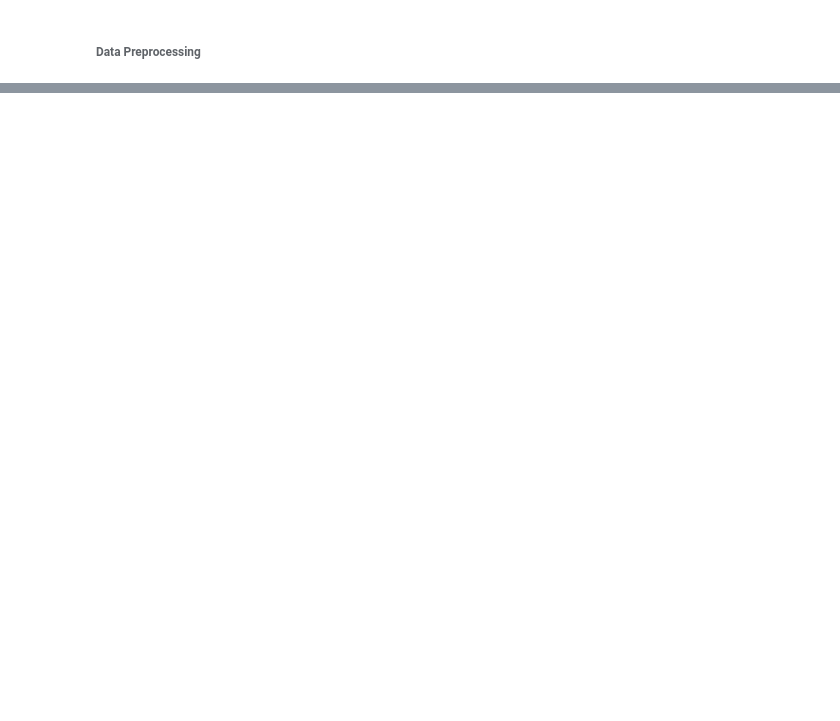
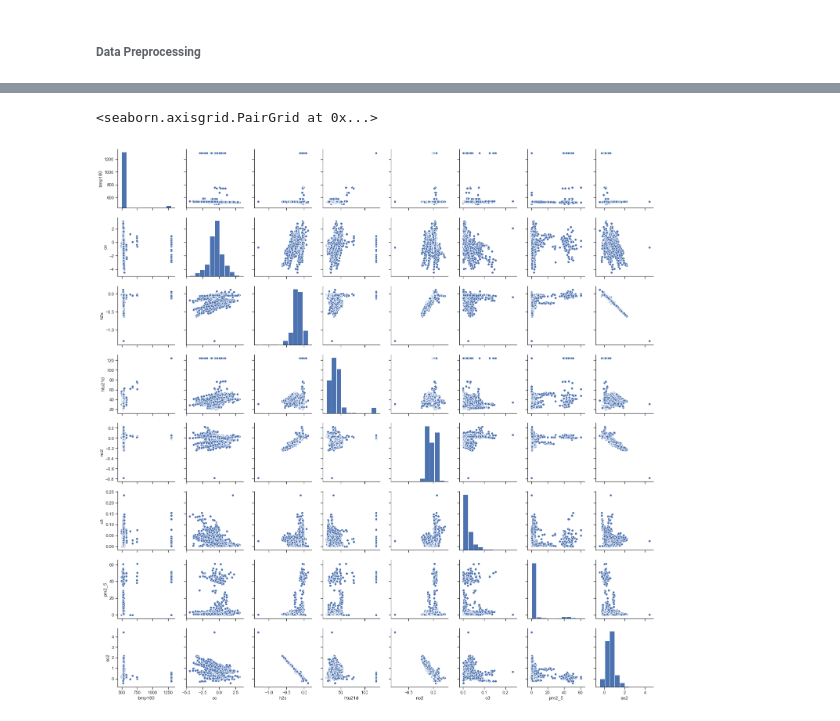
Before and after one commit to joshmattingly/CSE6242GroupProject, a Jupyter notebook: XGBoost Test.ipynb, the cells around one changed output, grey strips where cells are left out. Saved outputs shown, nothing was run; the diff lists cells and outputs as text; code cells hidden in the pictures; blank space fills up the shorter version.

Commit message:
Pairplot Visualization

```diff
--- a/XGBoost Test.ipynb
+++ b/XGBoost Test.ipynb
@@ -59,0 +72,13 @@ dataset_enc = pd.get_dummies(dataset, drop_first = True)
+# %%
+columns = ['zipcode', 'lat', 'long', 'measure', 'datetime', 'avg']
+data_sensors = dataset[dataset['sensor'].isin(['bmp180', 'co', 'h2s', 'htu21d', 'no2', 'o3', 'so2'])][['zipcode','lat', 'long','sensor', 'datetime', 'avg']]
+data_pm = dataset[dataset['parameter'] == 'pm2_5'][['zipcode','lat', 'long','parameter', 'datetime', 'avg']]
+
+data_sensors.columns = columns
+data_pm.columns = columns
+
+model_data = pd.concat([data_sensors, data_pm])
+
+model_data.drop(['lat', 'long'], axis=1, inplace=True)
+
+display(model_data.head(), model_data.tail())
@@ -59,0 +98,6 @@ dataset_enc = pd.get_dummies(dataset, drop_first = True)
+# %%
+metric_table = pd.pivot_table(model_data,
+                              index=['zipcode', 'datetime'],
+                              columns='measure',
+                              values='avg', aggfunc=np.mean).reset_index().dropna()
+metric_table.head()
@@ -59,0 +111,5 @@ dataset_enc = pd.get_dummies(dataset, drop_first = True)
+# %%
+sns.pairplot(metric_table[['bmp180','co','h2s','htu21d','no2', 'o3', 'pm2_5', 'so2']])
+# %% [output]
+<seaborn.axisgrid.PairGrid at 0x...>
+[figure, added]
```
Also changed, not shown: parts of 8 cells of this notebook, 2 other files.
